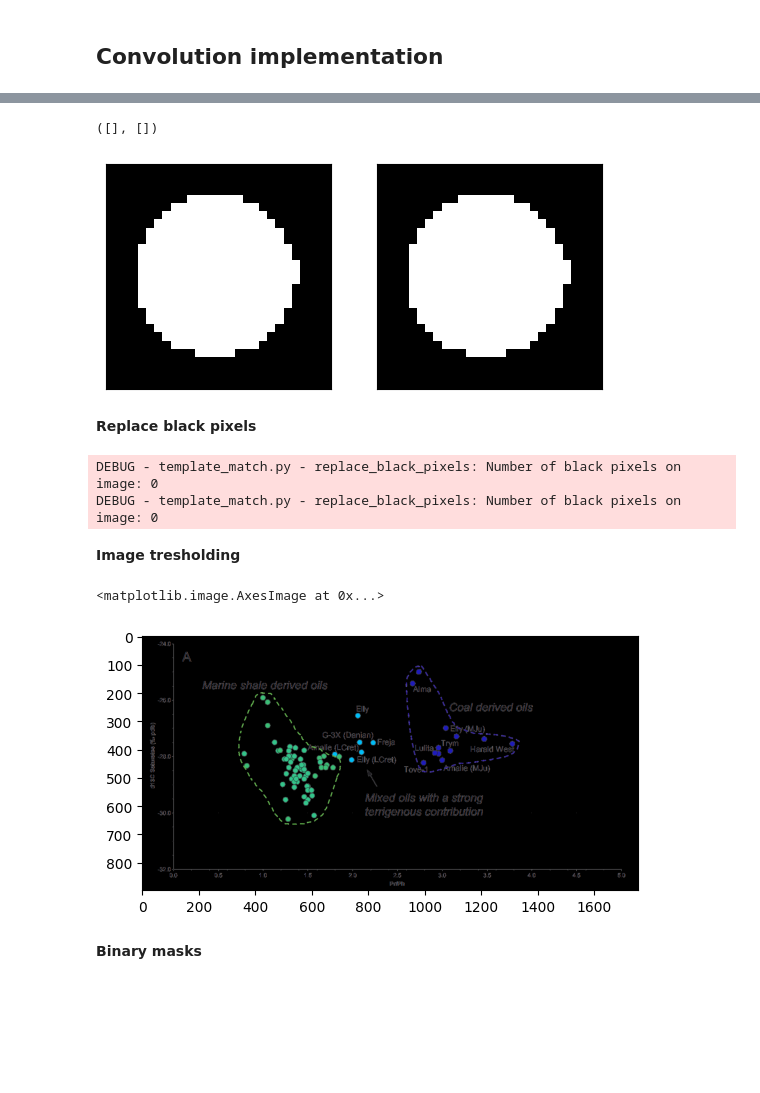
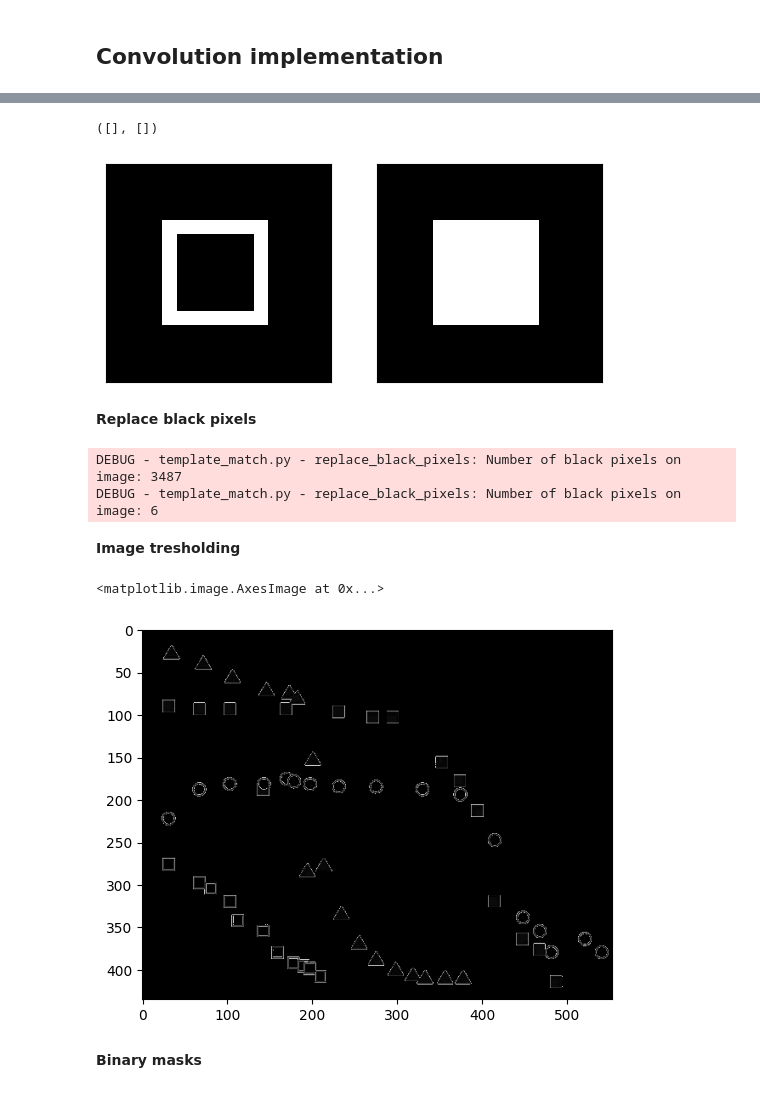
Before and after one commit to adusachev/scanplot, a Jupyter notebook: plot2data/custom_template_match_V2.ipynb, the cells around one changed output, grey strips where cells are left out. Saved outputs shown, nothing was run; the diff lists cells and outputs as text; code cells hidden in the pictures; blank space fills up the shorter version.

```diff
--- a/plot2data/custom_template_match_V2.ipynb
+++ b/plot2data/custom_template_match_V2.ipynb
@@ -174,0 +315,9 @@ draw_image(template_rgb)
+# %%
+PLOT_NUMBER = 31
+MARKER_NUMBER = 3
+
+PLOT_PATH = DATA_PATH / f"plot{PLOT_NUMBER}.png"
+TEMPLATE_PATH = DATA_PATH / "markers_same_shape" / f"plot{PLOT_NUMBER}_marker{MARKER_NUMBER}.png"
+# %%
+source_image = read_image_rgb(PLOT_PATH)
+template_rgb = read_image_rgb(TEMPLATE_PATH)
@@ -175,32 +339,37 @@ draw_image(template_rgb)
 # %%
-TRESHOLD_VALUE = 210
+TRESHOLD_VALUE = 230
 template_mask = template_tresholding(template_rgb, TRESHOLD_VALUE)
 new_template_mask = reconstruct_template_mask(template_mask)
 
 template_mask_rgb = np.zeros((template_mask.shape[0], template_mask.shape[1], 3))
 template_mask_rgb[:, :, 0] = template_mask
 template_mask_rgb[:, :, 1] = template_mask
 template_mask_rgb[:, :, 2] = template_mask
+
+new_template_mask_rgb = np.zeros((new_template_mask.shape[0], new_template_mask.shape[1], 3))
+new_template_mask_rgb[:, :, 0] = new_template_mask
+new_template_mask_rgb[:, :, 1] = new_template_mask
+new_template_mask_rgb[:, :, 2] = new_template_mask
 
 fig = plt.figure()
 plt.subplot(1, 2, 1)
 draw_image(template_mask)
 plt.xticks([]); plt.yticks([])
 
 plt.subplot(1, 2, 2)
 draw_image(new_template_mask)
 plt.xticks([]); plt.yticks([])
 # %% [output]
 ([], [])
-[figure, old version]
+[figure, new version]
 # %% [markdown]
 **Replace black pixels**
 # %%
 image = replace_black_pixels(source_image)
 template = replace_black_pixels(template_rgb)
 # %% [output]
-DEBUG - template_match.py - replace_black_pixels: Number of black pixels on image: 0
-DEBUG - template_match.py - replace_black_pixels: Number of black pixels on image: 0
+DEBUG - template_match.py - replace_black_pixels: Number of black pixels on image: 3487
+DEBUG - template_match.py - replace_black_pixels: Number of black pixels on image: 6
 # %% [markdown]
 **Image tresholding**
 # %%
@@ -214,7 +383,7 @@ image_with_mask[indexes_background] = MASK_VALUE
 plt.imshow(image_with_mask)
 # %% [output]
 <matplotlib.image.AxesImage at 0x...>
-[figure, old version]
+[figure, new version]
 # %% [markdown]
 **Binary masks**
 # %%
```
Also changed, not shown: parts of 39 cells of this notebook, 1 other file.
